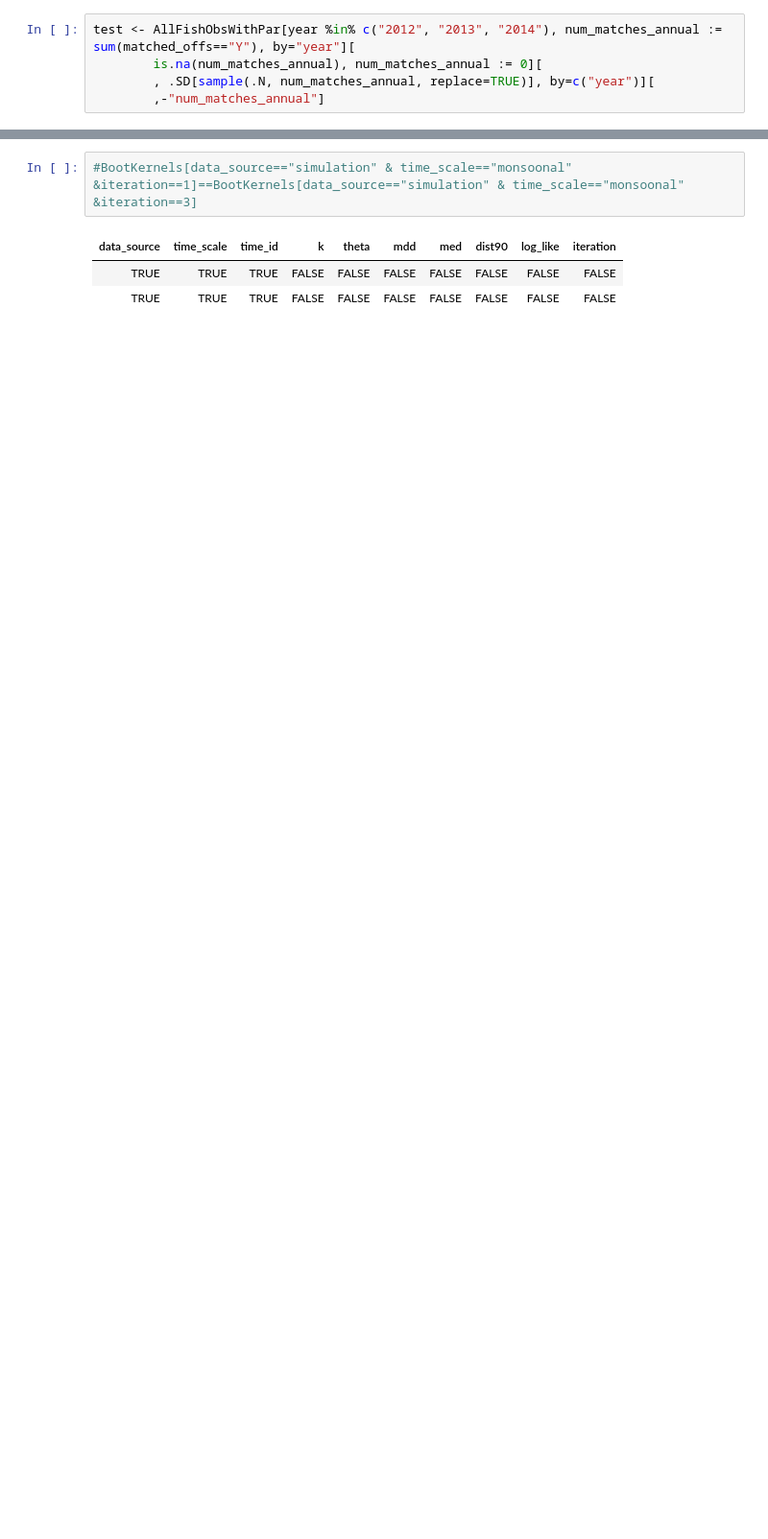
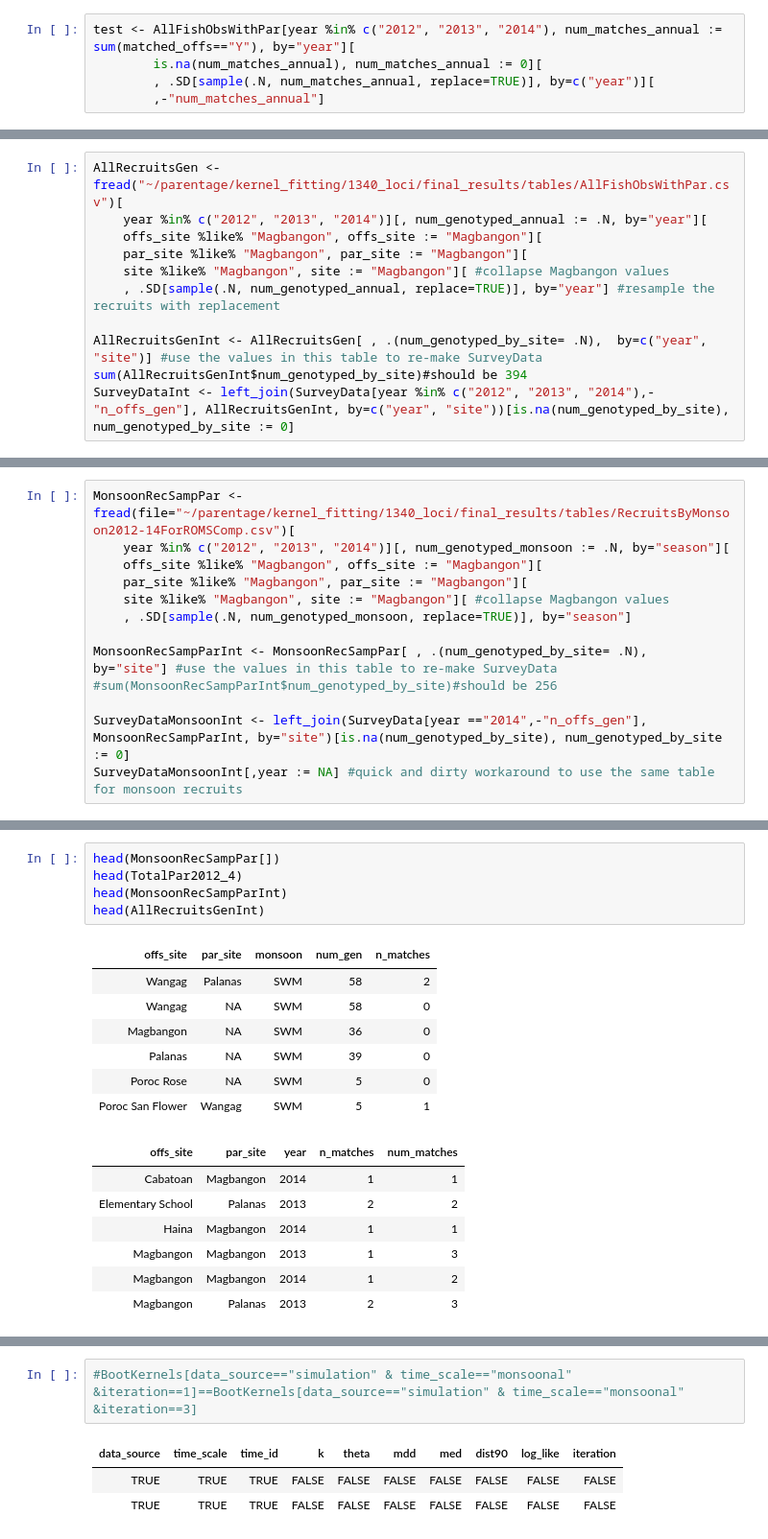
Before and after one commit to pinskylab/CamotesROMS, a Jupyter notebook: notebooks/format_data.ipynb, the cells around one changed output, grey strips where cells are left out. Shown at 96% size. Drawn from its saved outputs; the diff is of its cells as text; blank space fills up the shorter version.

```diff
--- a/notebooks/format_data.ipynb
+++ b/notebooks/format_data.ipynb
@@ -150,0 +107,11 @@ test <- AllFishObsWithPar[year %in% c("2012", "2013", "2014"), num_matches_annua
+# %%
+AllRecruitsGen <- fread("~/parentage/kernel_fitting/1340_loci/final_results/tables/AllFishObsWithPar.csv")[
+    year %in% c("2012", "2013", "2014")][, num_genotyped_annual := .N, by="year"][
+    offs_site %like% "Magbangon", offs_site := "Magbangon"][
+    par_site %like% "Magbangon", par_site := "Magbangon"][
+    site %like% "Magbangon", site := "Magbangon"][ #collapse Magbangon values
+    , .SD[sample(.N, num_genotyped_annual, replace=TRUE)], by="year"] #resample the recruits with replacement
+
+AllRecruitsGenInt <- AllRecruitsGen[ , .(num_genotyped_by_site= .N),  by=c("year", "site")] #use the values in this table to re-make SurveyData
+sum(AllRecruitsGenInt$num_genotyped_by_site)#should be 394
+SurveyDataInt <- left_join(SurveyData[year %in% c("2012", "2013", "2014"),-"n_offs_gen"], AllRecruitsGenInt, by=c("year", "site"))[is.na(num_genotyped_by_site), num_genotyped_by_site := 0]
@@ -150,0 +140,13 @@ test <- AllFishObsWithPar[year %in% c("2012", "2013", "2014"), num_matches_annua
+# %%
+MonsoonRecSampPar <- fread(file="~/parentage/kernel_fitting/1340_loci/final_results/tables/RecruitsByMonsoon2012-14ForROMSComp.csv")[
+    year %in% c("2012", "2013", "2014")][, num_genotyped_monsoon := .N, by="season"][
+    offs_site %like% "Magbangon", offs_site := "Magbangon"][
+    par_site %like% "Magbangon", par_site := "Magbangon"][
+    site %like% "Magbangon", site := "Magbangon"][ #collapse Magbangon values
+    , .SD[sample(.N, num_genotyped_monsoon, replace=TRUE)], by="season"]
+
+MonsoonRecSampParInt <- MonsoonRecSampPar[ , .(num_genotyped_by_site= .N),  by="site"] #use the values in this table to re-make SurveyData
+#sum(MonsoonRecSampParInt$num_genotyped_by_site)#should be 256
+
+SurveyDataMonsoonInt <- left_join(SurveyData[year =="2014",-"n_offs_gen"], MonsoonRecSampParInt, by="site")[is.na(num_genotyped_by_site), num_genotyped_by_site := 0]
+SurveyDataMonsoonInt[,year := NA] #quick and dirty workaround to use the same table for monsoon recruits
@@ -150,0 +179,20 @@ test <- AllFishObsWithPar[year %in% c("2012", "2013", "2014"), num_matches_annua
+# %%
+head(MonsoonRecSampPar[])
+head(TotalPar2012_4)
+head(MonsoonRecSampParInt)
+head(AllRecruitsGenInt)
+# %% [output]
+| offs_site | par_site | monsoon | num_gen | n_matches |
+| Wangag | Palanas | SWM | 58 | 2 |
+| Wangag | NA | SWM | 58 | 0 |
+| Magbangon | NA | SWM | 36 | 0 |
+| Palanas | NA | SWM | 39 | 0 |
+| Poroc Rose | NA | SWM | 5 | 0 |
+| Poroc San Flower | Wangag | SWM | 5 | 1 |
+| offs_site | par_site | year | n_matches | num_matches |
+| Cabatoan | Magbangon | 2014 | 1 | 1 |
+| Elementary School | Palanas | 2013 | 2 | 2 |
+| Haina | Magbangon | 2014 | 1 | 1 |
+| Magbangon | Magbangon | 2013 | 1 | 3 |
+| Magbangon | Magbangon | 2014 | 1 | 2 |
+| Magbangon | Palanas | 2013 | 2 | 3 |
```
Also changed, not shown: parts of 9 cells of this notebook.
